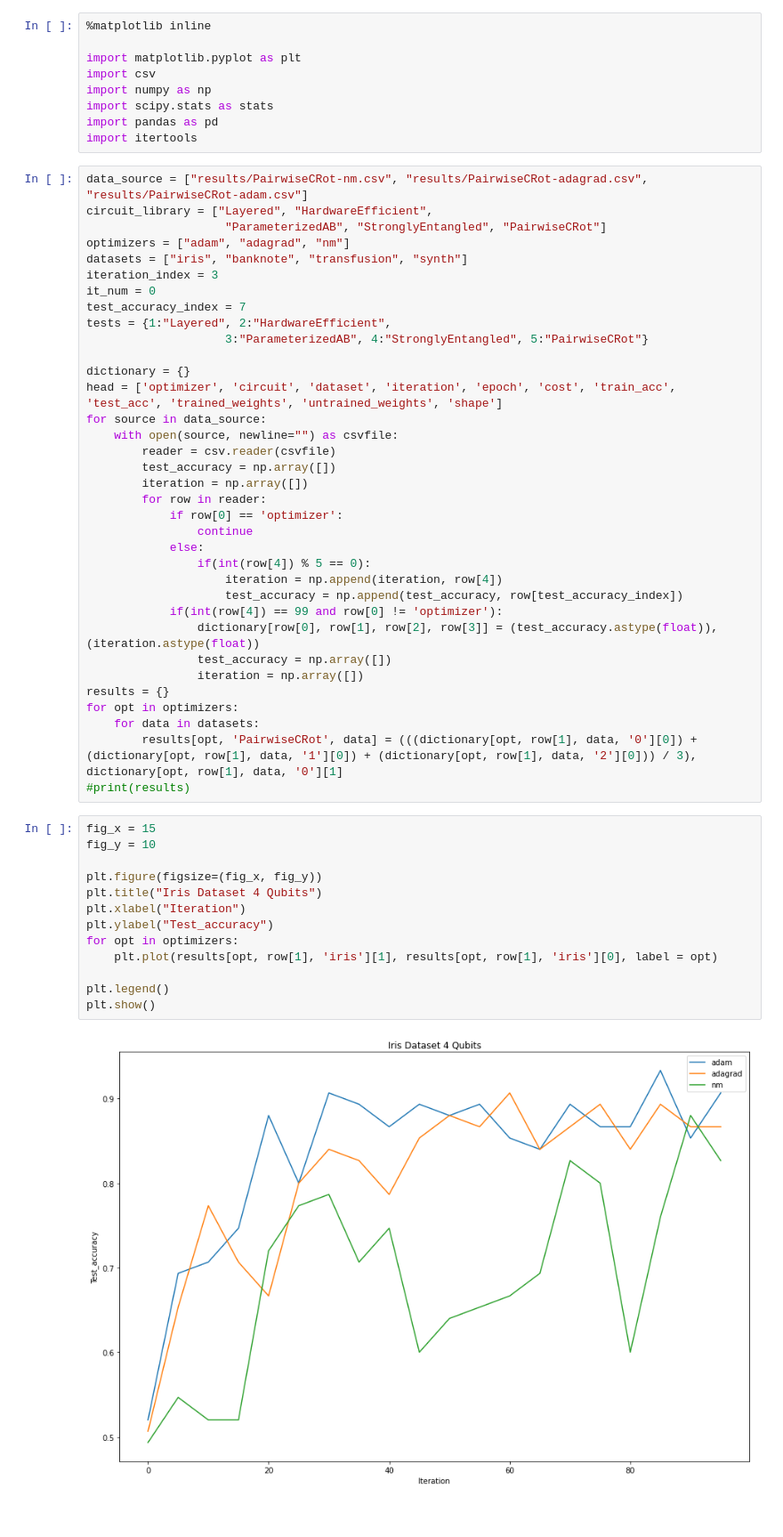
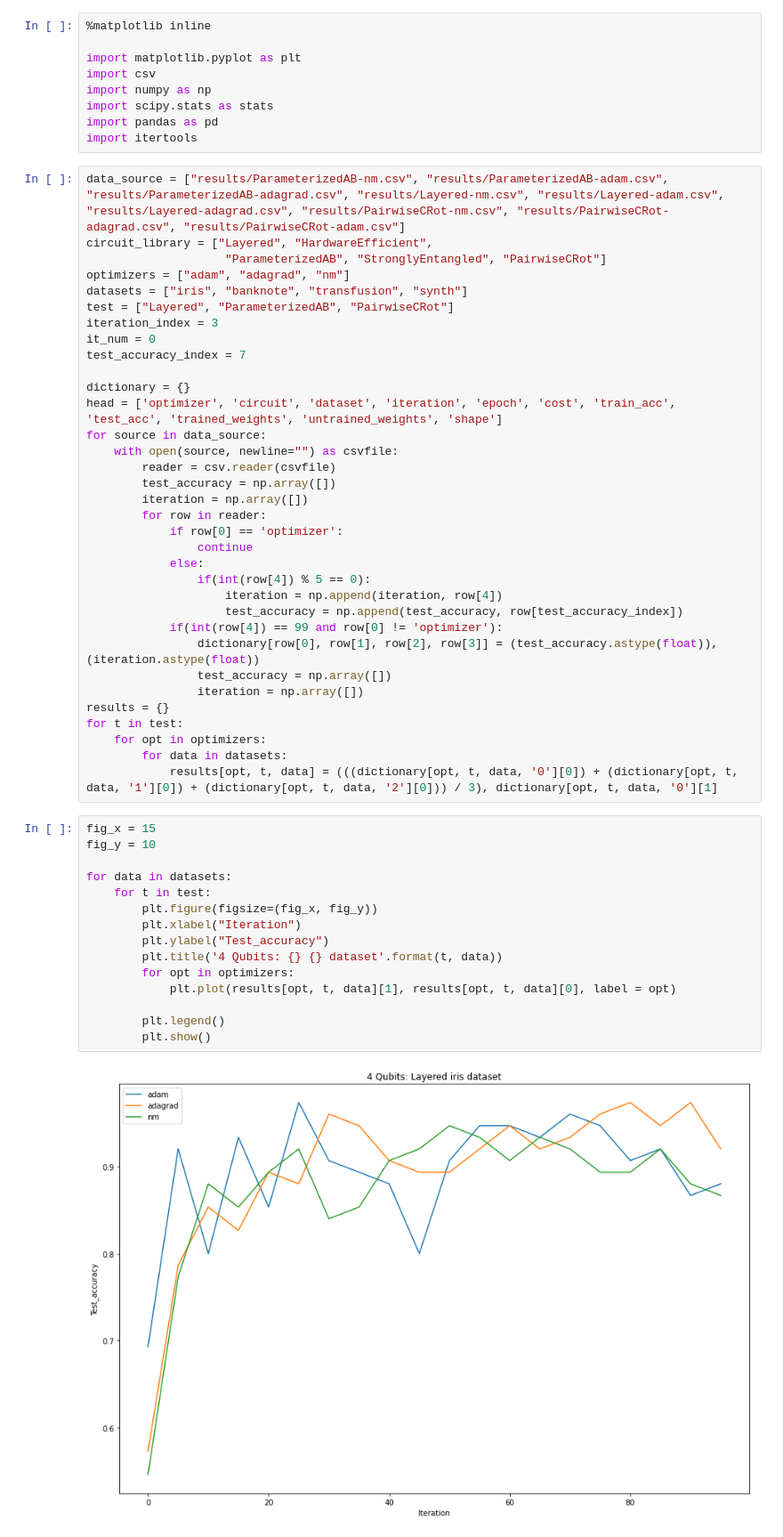
Before and after one commit to mattjurenka/qml-capstone, a Jupyter notebook: Data Visualization.ipynb, the cells around one changed output. Shown at 89% size. Saved outputs shown, nothing was run; the diff lists cells and outputs as text.

```diff
--- a/Data Visualization.ipynb
+++ b/Data Visualization.ipynb
@@ -8,16 +8,15 @@ import scipy.stats as stats
 import pandas as pd
 import itertools
 # %%
-data_source = ["results/PairwiseCRot-nm.csv", "results/PairwiseCRot-adagrad.csv", "results/PairwiseCRot-adam.csv"]
+data_source = ["results/ParameterizedAB-nm.csv", "results/ParameterizedAB-adam.csv", "results/ParameterizedAB-adagrad.csv", "results/Layered-nm.csv", "results/Layered-adam.csv", "results/Layered-adagrad.csv", "results/PairwiseCRot-nm.csv", "results/PairwiseCRot-adagrad.csv", "results/PairwiseCRot-adam.csv"]
 circuit_library = ["Layered", "HardwareEfficient",
                     "ParameterizedAB", "StronglyEntangled", "PairwiseCRot"]
 optimizers = ["adam", "adagrad", "nm"]
 datasets = ["iris", "banknote", "transfusion", "synth"]
+test = ["Layered", "ParameterizedAB", "PairwiseCRot"]
 iteration_index = 3
 it_num = 0
 test_accuracy_index = 7
-tests = {1:"Layered", 2:"HardwareEfficient",
-                    3:"ParameterizedAB", 4:"StronglyEntangled", 5:"PairwiseCRot"}
 
 dictionary = {}
 head = ['optimizer', 'circuit', 'dataset', 'iteration', 'epoch', 'cost', 'train_acc', 'test_acc', 'trained_weights', 'untrained_weights', 'shape']
@@ -38,22 +37,24 @@ for source in data_source:
                 test_accuracy = np.array([])
                 iteration = np.array([])
 results = {}
-for opt in optimizers:
-    for data in datasets:
-        results[opt, 'PairwiseCRot', data] = (((dictionary[opt, row[1], data, '0'][0]) + (dictionary[opt, row[1], data, '1'][0]) + (dictionary[opt, row[1], data, '2'][0])) / 3), dictionary[opt, row[1], data, '0'][1]
-#print(results)
+for t in test:
+    for opt in optimizers:
+        for data in datasets:
+            results[opt, t, data] = (((dictionary[opt, t, data, '0'][0]) + (dictionary[opt, t, data, '1'][0]) + (dictionary[opt, t, data, '2'][0])) / 3), dictionary[opt, t, data, '0'][1]
 # %%
 fig_x = 15
 fig_y = 10
 
-plt.figure(figsize=(fig_x, fig_y))
-plt.title("Iris Dataset 4 Qubits")
-plt.xlabel("Iteration")
-plt.ylabel("Test_accuracy")
-for opt in optimizers:
-    plt.plot(results[opt, row[1], 'iris'][1], results[opt, row[1], 'iris'][0], label = opt)
+for data in datasets:
+    for t in test:
+        plt.figure(figsize=(fig_x, fig_y))
+        plt.xlabel("Iteration")
+        plt.ylabel("Test_accuracy")
+        plt.title('4 Qubits: {} {} dataset'.format(t, data))
+        for opt in optimizers:
+            plt.plot(results[opt, t, data][1], results[opt, t, data][0], label = opt)
 
-plt.legend()
-plt.show()
+        plt.legend()
+        plt.show()
 # %% [output]
-[figure, old version]
+[figure, new version]
```
Also changed, not shown: parts of 4 cells of this notebook.
